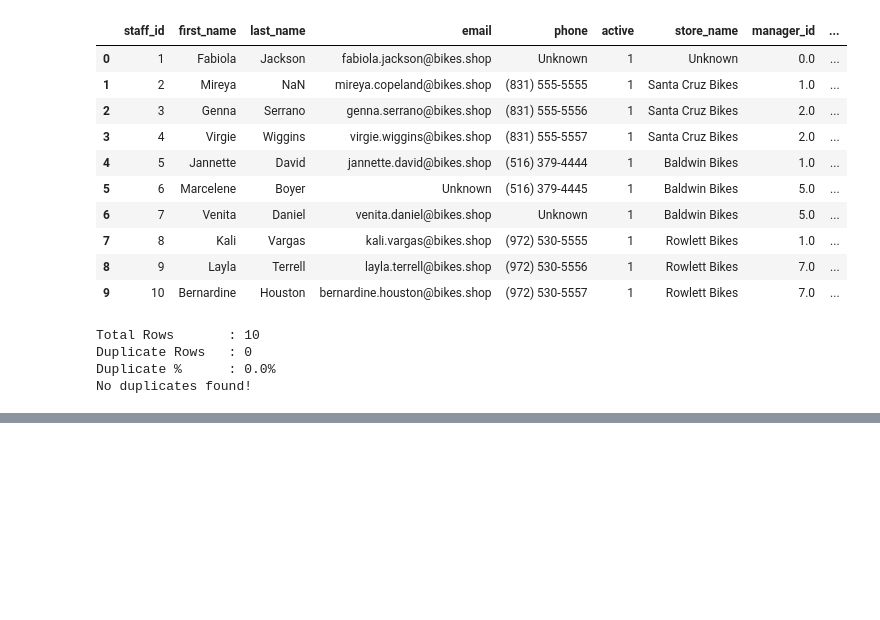
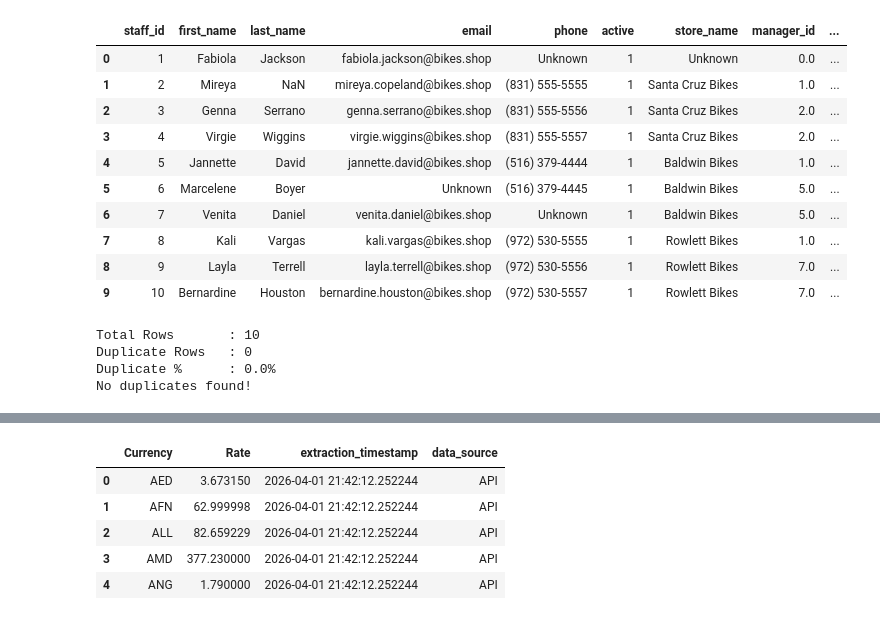
Before and after one commit to ahmednbail/Python-End-to-End-ETL-Pipeline-Project, a Jupyter notebook: Transformation/Code/Data_Quality_Checks.ipynb, the cells around one changed output, grey strips where cells are left out. Drawn from its saved outputs; the diff is of its cells as text; code cells hidden in the pictures; blank space fills up the shorter version.

```diff
--- a/Transformation/Code/Data_Quality_Checks.ipynb
+++ b/Transformation/Code/Data_Quality_Checks.ipynb
@@ -561,0 +636,10 @@ TypeError: 'numpy.dtypes.Float64DType' object is not callable
+# %%
+df=pd.read_csv(r'D:\Ahmed\DataCarft_Material\Python-End-to-End-ETL-Pipeline-Project\Transformation\Data\exchange_rates.csv')
+df.head()
+# %% [output]
+|  | Currency | Rate | extraction_timestamp | data_source |
+| 0 | AED | 3.673150 | 2026-04-01 21:42:12.252244 | API |
+| 1 | AFN | 62.999998 | 2026-04-01 21:42:12.252244 | API |
+| 2 | ALL | 82.659229 | 2026-04-01 21:42:12.252244 | API |
+| 3 | AMD | 377.230000 | 2026-04-01 21:42:12.252244 | API |
+| 4 | ANG | 1.790000 | 2026-04-01 21:42:12.252244 | API |
```
Also changed, not shown: parts of 14 cells of this notebook, 10 other files.
